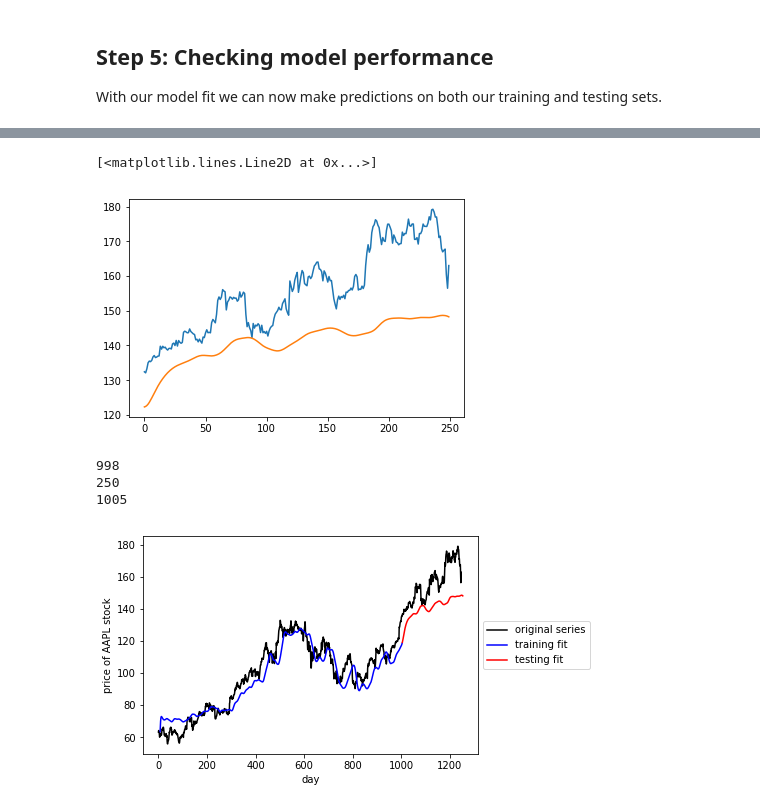
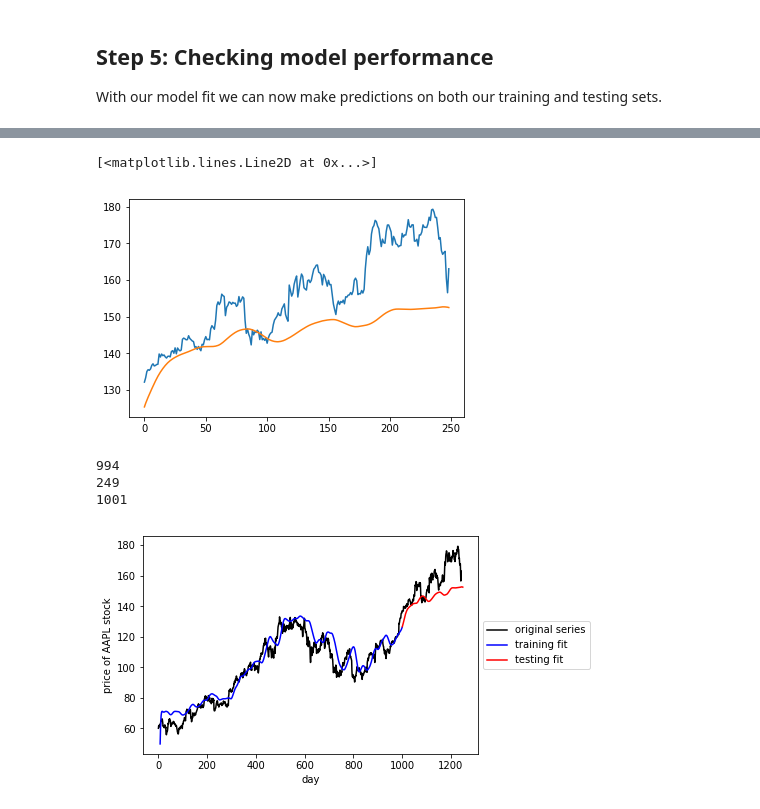
Before and after one commit to andysun-1997/Stock-Prediction-with-PyTorch-RNN-and-LSTM, a Jupyter notebook: Copy_of_stock_prediction_lstm_proj2.ipynb, the cells around one changed output, grey strips where cells are left out. Cells and saved outputs as stored; diff of their text form; code cells hidden in the pictures.

```diff
--- a/Copy_of_stock_prediction_lstm_proj2.ipynb
+++ b/Copy_of_stock_prediction_lstm_proj2.ipynb
@@ -135,7 +135,7 @@ def processData(data, lb):
         X.append(data[i: (i + lb), 0])
         Y.append(data[(i + lb), 0])
     return np.array(X), np.array(Y)
-X, y = processData(dataset_cl, 10)
+X, y = processData(dataset_cl, 15)
 # %% [markdown]
 ## Step 3: Split training and testing sets
 
@@ -198,7 +198,7 @@ class RNN(nn.Module):
 # %%
 # Globals
 
-INPUT_SIZE = 10
+INPUT_SIZE = 15
 HIDDEN_SIZE = 64
 NUM_LAYERS = 3
 OUTPUT_SIZE = 1
@@ -341,40 +318,40 @@ plt.plot(sc.inverse_transform(y_test.reshape(-1,1)))
 plt.plot(sc.inverse_transform(test_predict_cpu))
 # %% [output]
 [<matplotlib.lines.Line2D at 0x...>]
-[figure, old version]
+[figure, new version]
 # %%
 # plot original data
 plt.plot(sc.inverse_transform(y.reshape(-1,1)), color='k')
 
 # train_inputs = torch.tensor(X_train).float().cuda()
 train_pred, hidden_state = rnn(inputs_cuda, None)
 train_pred_cpu0 = train_pred.cpu().detach().numpy()
 train_pred_cpu = []
 for i in range(train_pred_cpu0.shape[0]):
   train_pred_cpu.append([train_pred_cpu0[i, 0, 0]])
 print(len(train_pred_cpu))
 
 # use hidden state from previous training data
 test_predict, _ = rnn(X_test_cuda, hidden_state)
 test_predict_cpu0 = test_predict.cpu().detach().numpy()
 test_pred_cpu = []
 for i in range(test_predict_cpu0.shape[0]):
   test_pred_cpu.append([test_predict_cpu0[i, 0, 0]])
 print(len(test_pred_cpu))
 
 # plt.plot(scl.inverse_transform(y_test.reshape(-1,1)))
-split_pt = int(X.shape[0] * 0.80) + 7 # window_size
+split_pt = int(X.shape[0] * 0.80) + 15 # window_size
 print(split_pt)
-plt.plot(np.arange(7, split_pt, 1), sc.inverse_transform(train_pred_cpu), color='b')
+plt.plot(np.arange(15, split_pt, 1), sc.inverse_transform(train_pred_cpu), color='b')
 plt.plot(np.arange(split_pt, split_pt + len(test_pred_cpu), 1), sc.inverse_transform(test_pred_cpu), color='r')
 
 # pretty up graph
 plt.xlabel('day')
 plt.ylabel('price of AAPL stock')
 plt.legend(['original series','training fit','testing fit'], loc='center left', bbox_to_anchor=(1, 0.5))
 plt.show()
 # %% [output]
-998
-250
-1005
+994
+249
+1001
-[figure, old version]
+[figure, new version]
```
Also changed, not shown: parts of 10 cells of this notebook.
